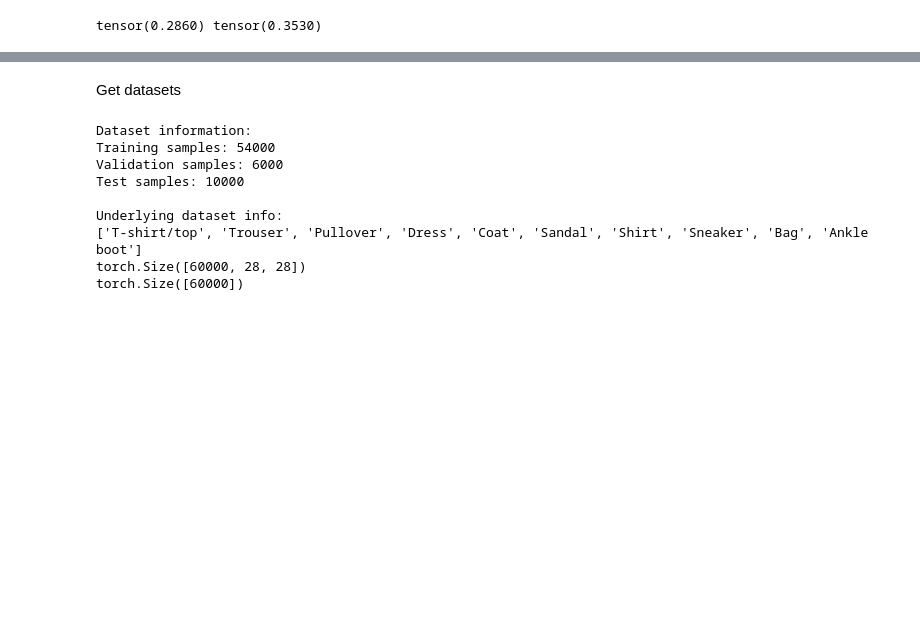
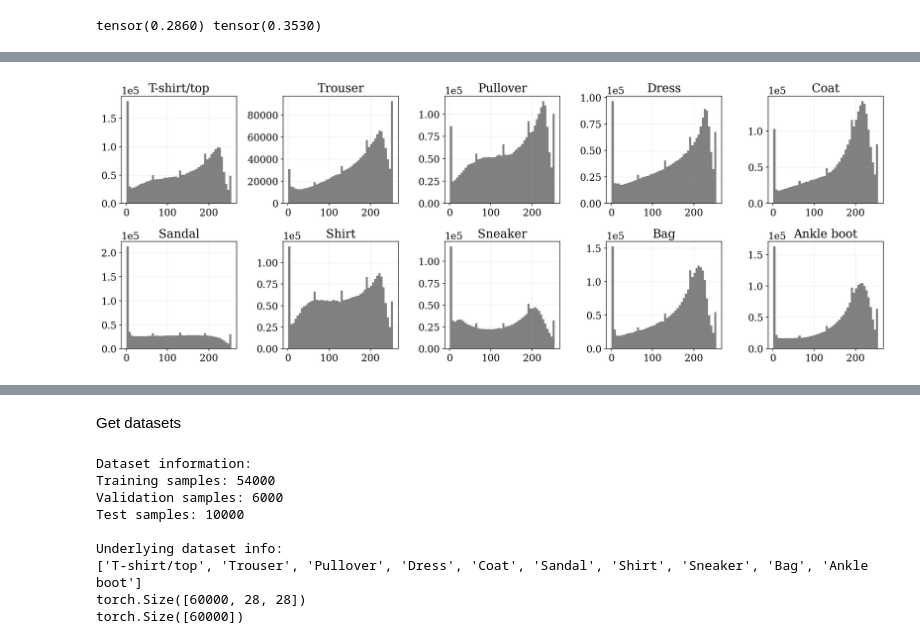
Before and after one commit to audrey352/COMP551, a Jupyter notebook: Assignment3/A3_notebook.ipynb, the cells around one changed output, grey strips where cells are left out. Saved outputs shown, nothing was run; the diff lists cells and outputs as text; code cells hidden in the pictures; blank space fills up the shorter version.

```diff
--- a/Assignment3/A3_notebook.ipynb
+++ b/Assignment3/A3_notebook.ipynb
@@ -461,0 +527,23 @@ tensor(0.2860) tensor(0.3530)
+# %%
+fig, axes = plt.subplots(2, 5, figsize=(16, 6))
+axes = axes.flatten()
+
+for class_id in range(10):
+    ax = axes[class_id]
+
+    class_pixels = images[labels == class_id].numpy().flatten()
+
+    nonzero = class_pixels[class_pixels > 0]  # excluding pixel value 0 otherwise they dominate
+    ax.hist(nonzero, bins=50, color='grey')
+    ax.set_title(dataset.classes[class_id])
+
+    formatter = ScalarFormatter()
+    formatter.set_scientific(True)
+    formatter.set_powerlimits((-1,5))
+    ax.yaxis.set_major_formatter(formatter)
+
+plt.tight_layout()
+plt.savefig(os.path.join(SAVEDIR, 'class_pixel_distributions.png'))
+plt.show()
+# %% [output]
+[figure, added]
```
Also changed, not shown: parts of 20 cells of this notebook, 9 other files.
